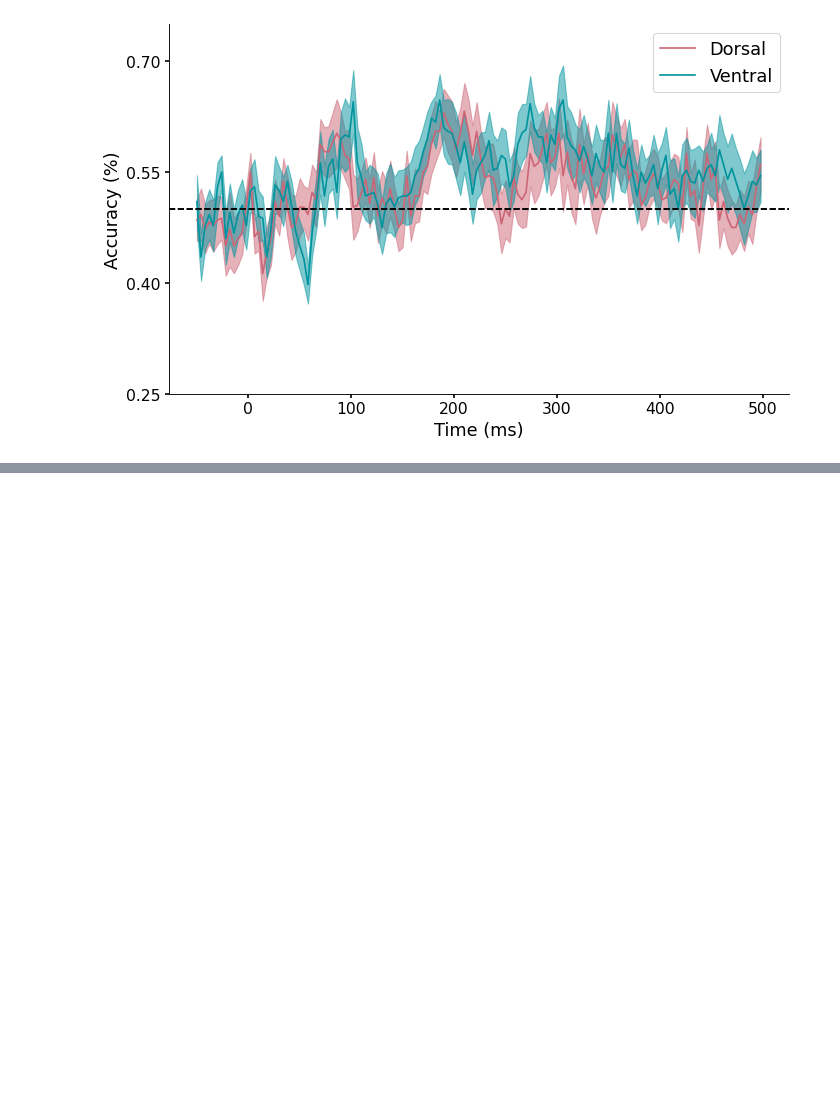
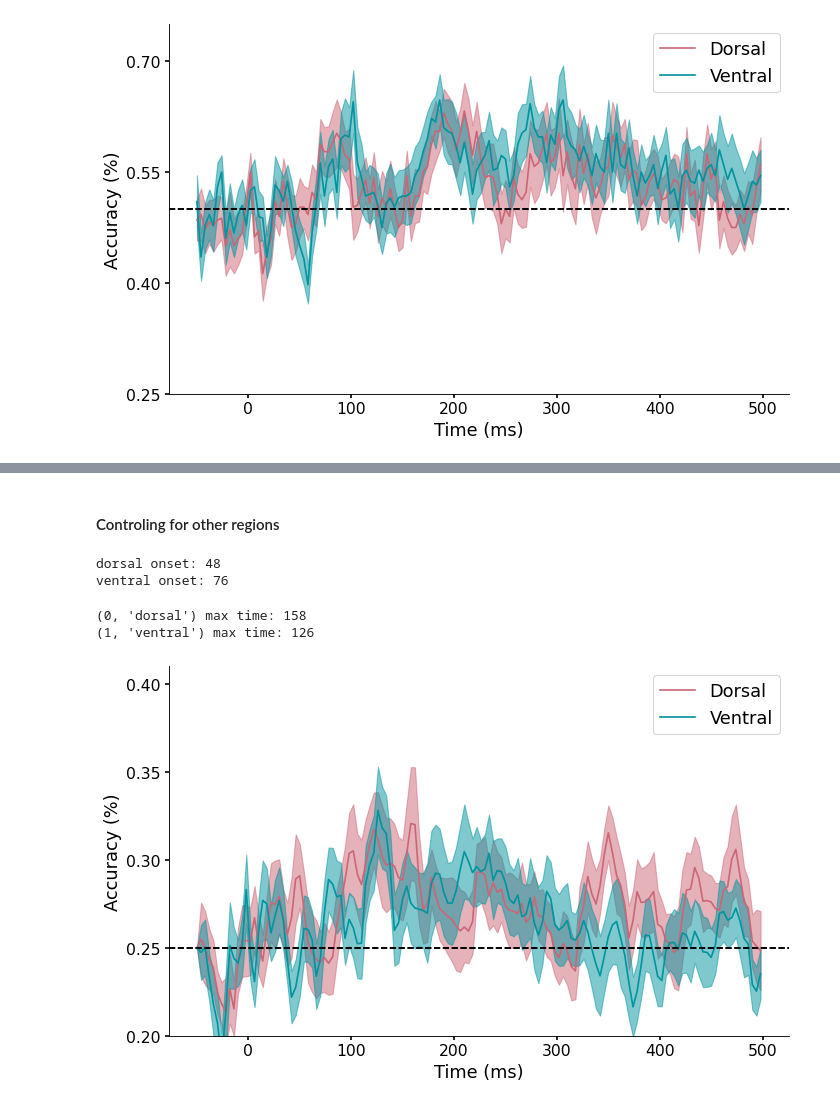
Before and after one commit to vayzenb/pepdoc, a Jupyter notebook: analysis/onset_analysis_figs.ipynb, the cells around one changed output, grey strips where cells are left out. Saved outputs shown, nothing was run; the diff lists cells and outputs as text; code cells hidden in the pictures; blank space fills up the shorter version.

```diff
--- a/analysis/onset_analysis_figs.ipynb
+++ b/analysis/onset_analysis_figs.ipynb
@@ -563,3 +581,5 @@ ventral 90
+# %%
+roi_decoding = np.mean(np.load(f'{results_dir}/decode/ventral_decoding_nontool_bird_insect.npy'),axis =0)
 # %%
 category_comp = []
 iter = 1000
@@ -737,0 +732,77 @@ f'{results_dir}/decode/{roi[1]}_decoding_sig_{suf}.npy'
+# %% [markdown]
+#### Controling for other regions
+# %%
+'''
+Calc CIs
+'''
+
+rois = ['dorsal','ventral']
+control = 'partial_brain'
+roi_onsets = []
+for roi in rois:
+    ci_data = np.load(f'{results_dir}/decode/{roi}_{control}_decode_cis.npy')
+    ci_data = ci_data[:,stim_onset:]
+
+    onset = np.min(np.where(ci_data[2,:] == 1))
+    onset = (onset *bin_length)
+    roi_onsets.append(onset)
+    print(f'{roi} onset:', onset)
+# %% [output]
+dorsal onset: 48
+ventral onset: 76
+# %%
+'''
+Plot decoding accuracy for each ROI with shading
+'''
+
+
+colors = ['#CC6677','#00949e','green','yellow']
+
+rois = ['dorsal', 'ventral']
+control = 'partial_brain'
+#colors = ['#00949e','#CC6677']
+#onsets = roi_onsets
+
+
+plt.figure(figsize=(10, 6), dpi=80)
+for roi in enumerate(rois):
+    roi_decoding = np.load(f'{results_dir}/decode/{roi[1]}_{control}_decode.npy')
+    #roi_cis = np.load(f'{results_dir}/decode/{roi[1]}_decode_cis.npy')
+    roi_mean = np.mean(roi_decoding, axis=0)
+    maxtime = np.where(roi_mean == np.max(roi_mean))[0][0]
+    print(f'{roi} max time:', ((maxtime *bin_length)-start_window))
+
+    sem = np.std(roi_decoding, ddof=1, axis =0) / np.sqrt(roi_decoding.shape[0])
+
+    plt.plot(timepoints, roi_mean, label=roi[1].capitalize(), color = colors[roi[0]]) #...plot the data, add error bars to mat plot lib, use standard error of the mean to add., there is a package called psypy to do this (psyplot - SEM)
+    plt.axhline(y=0.25, color='k', linestyle='--')
+
+    #plt.axhline(y=0.2215, color='k', linestyle='--')
+    plt.fill_between(timepoints, roi_mean-sem, roi_mean+sem,alpha=0.5, color = colors[roi[0]])
+    plt.legend(fontsize=16)
+
+    plt.xlabel('Time (ms)',fontsize=16)
+    plt.ylabel('Accuracy (%)',fontsize=16)
+    #plt.axvline(onsets[roi[0]],  linestyle='--', color = colors[roi[0]])
+    #plt.yticks(np.arange(min(x), max(x)+1, 1.0))
+    plt.xticks(fontsize= 14)
+    plt.yticks(fontsize= 14)
+    plt.ylim(.2,.41)
+
+    ax = plt.gca()
+    ax.xaxis.set_tick_params(width=1.5)
+    ax.yaxis.set_tick_params(width=1.5)
+
+    start, end = ax.get_ylim()
+    ax.yaxis.set_ticks(np.arange(start, end, .05))
+
+    ax.spines['top'].set_visible(False)
+    ax.spines['right'].set_visible(False)
+
+    #plt.show()
+
+    plt.savefig(f'{fig_dir}/control_{control}_decoding_plot.png', dpi=300)
+# %% [output]
+(0, 'dorsal') max time: 158
+(1, 'ventral') max time: 126
+[figure, added]
```
Also changed, not shown: parts of 15 cells of this notebook, 55 other files.
